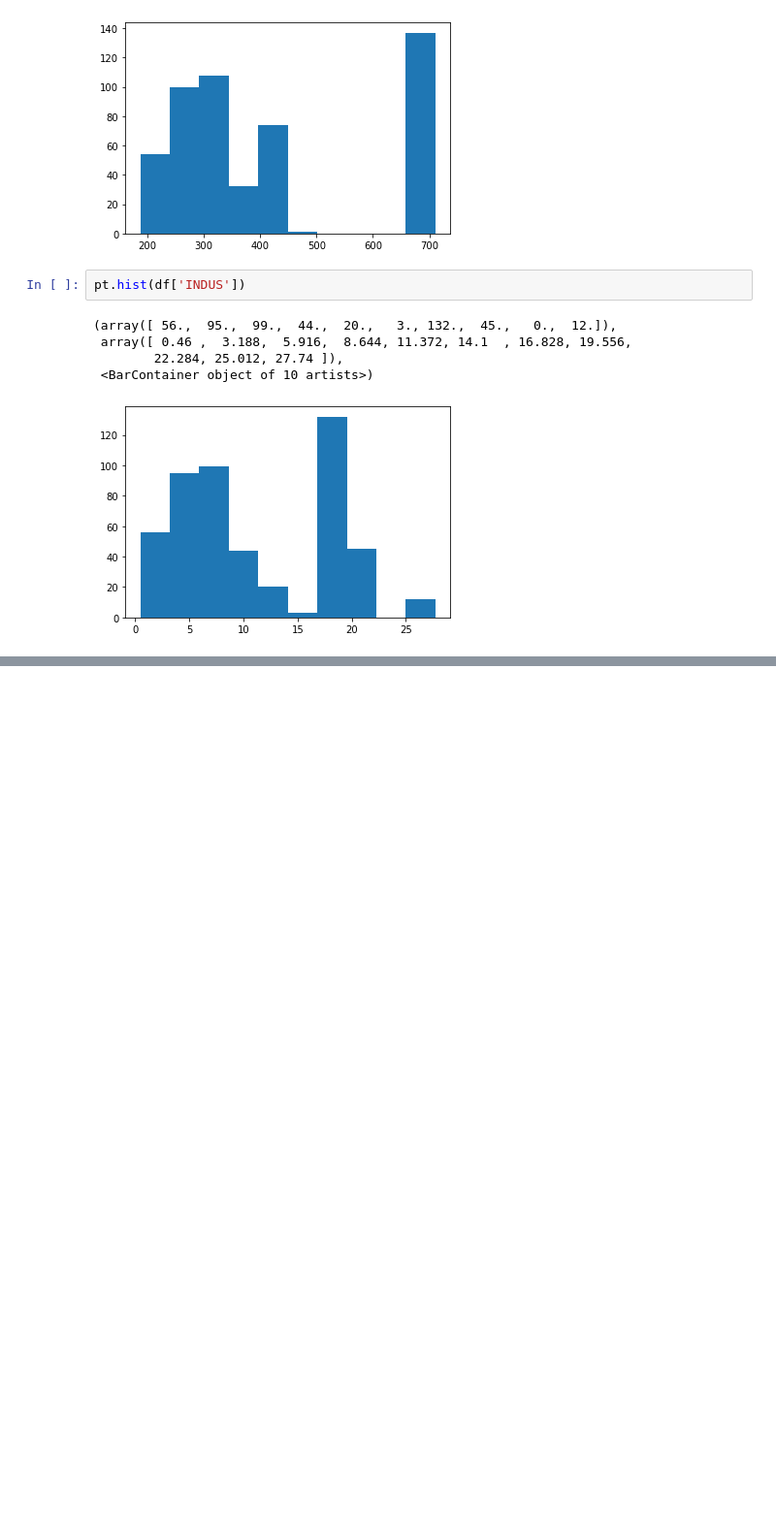
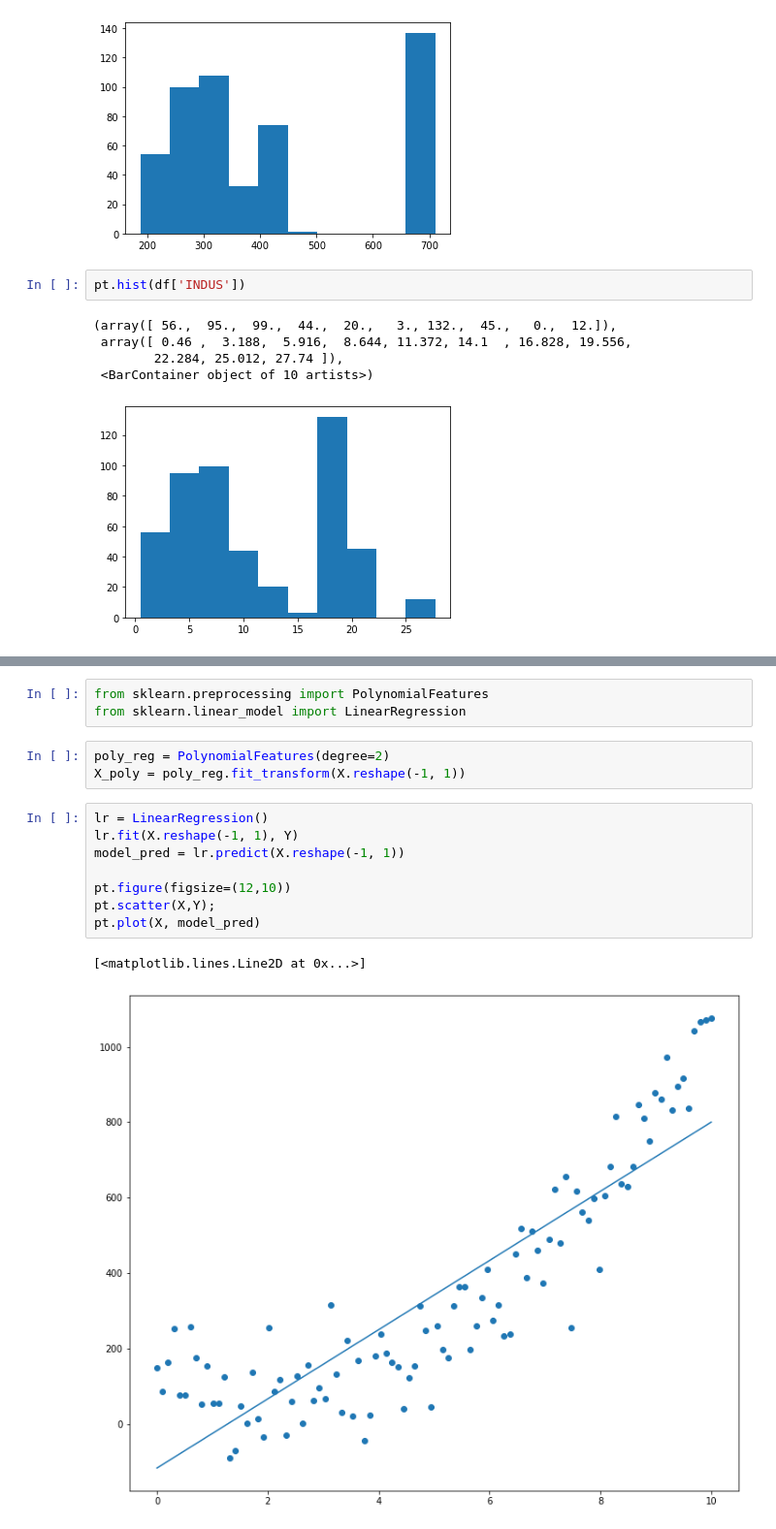
Before and after one commit to mashnun/Regression, a Jupyter notebook: Multiple Regression.ipynb, the cells around one changed output, grey strips where cells are left out. Shown at 97% size. Saved outputs shown, nothing was run; the diff lists cells and outputs as text; blank space fills up the shorter version.

```diff
--- a/Multiple Regression.ipynb
+++ b/Multiple Regression.ipynb
@@ -284,0 +304,17 @@ pt.hist(df['INDUS'])
+# %%
+from sklearn.preprocessing import PolynomialFeatures
+from sklearn.linear_model import LinearRegression
+# %%
+poly_reg = PolynomialFeatures(degree=2)
+X_poly = poly_reg.fit_transform(X.reshape(-1, 1))
+# %%
+lr = LinearRegression()
+lr.fit(X.reshape(-1, 1), Y)
+model_pred = lr.predict(X.reshape(-1, 1))
+
+pt.figure(figsize=(12,10))
+pt.scatter(X,Y);
+pt.plot(X, model_pred)
+# %% [output]
+[<matplotlib.lines.Line2D at 0x...>]
+[figure, added]
```
Also changed, not shown: parts of 5 cells of this notebook.
